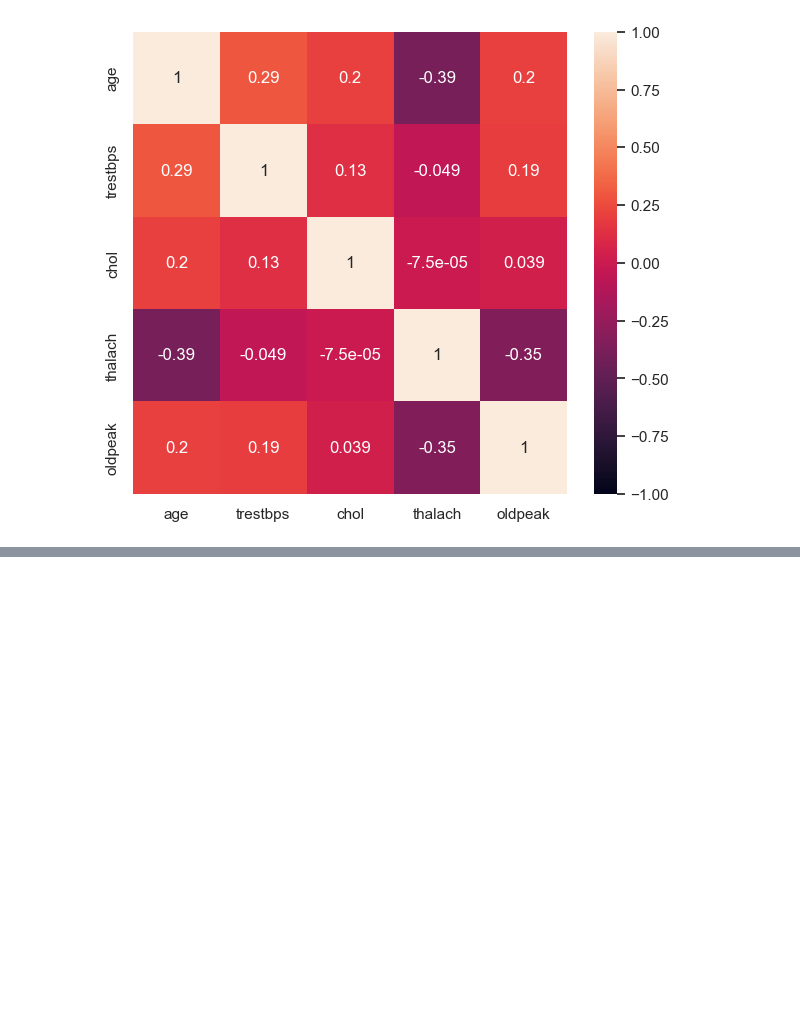
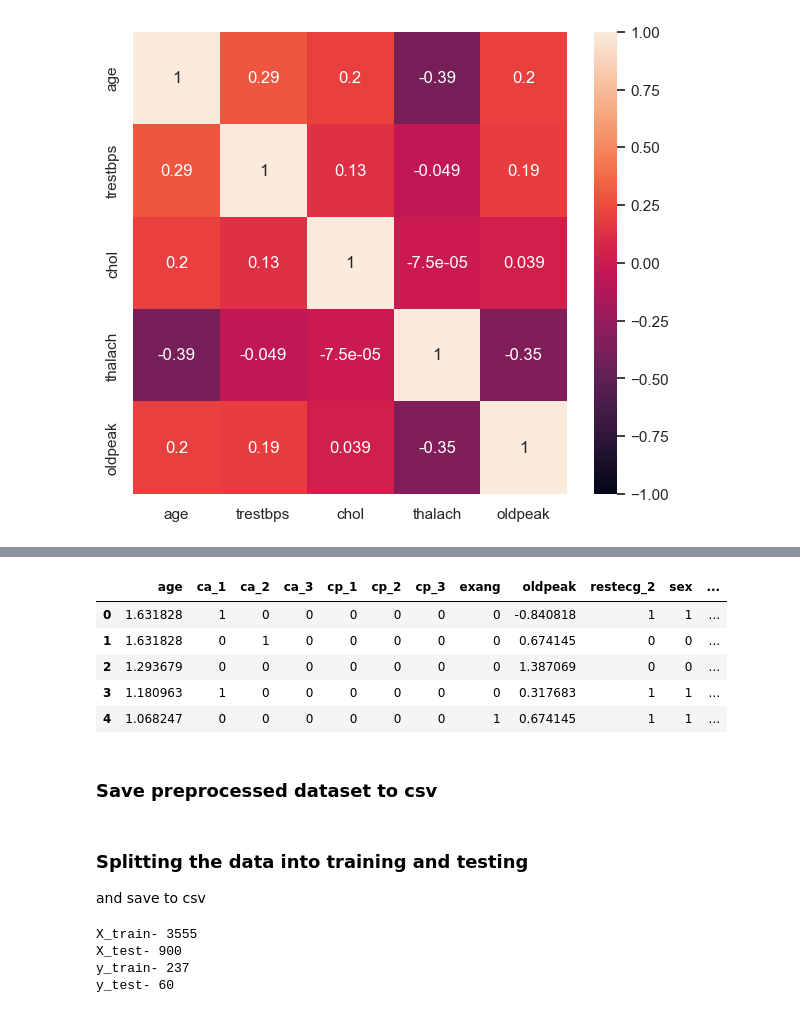
Before and after one commit to made-mlops-2022/Maxim_Kezhaev, a Jupyter notebook: notebooks/EDA.ipynb, the cells around one changed output, grey strips where cells are left out. Drawn from its saved outputs; the diff is of its cells as text; code cells hidden in the pictures; blank space fills up the shorter version.

```diff
--- a/notebooks/EDA.ipynb
+++ b/notebooks/EDA.ipynb
@@ -245,0 +294,3 @@ From the correlation heatmap, we observe following things:
+# %%
+imp_vars_SKB = list(X.columns[SKB.get_support()])
+imp_vars_SKB
@@ -245,0 +313,16 @@ From the correlation heatmap, we observe following things:
+# %%
+x = df[imp_vars_SKB]
+y = df.condition.values
+# %%
+preprocessed_data = x.copy()
+preprocessed_data['condition'] = y
+preprocessed_data.head()
+# %% [output]
+|  | age | ca_1 | ca_2 | ca_3 | cp_1 | cp_2 | cp_3 | exang | oldpeak | restecg_2 | sex | ... |
+| 0 | 1.631828 | 1 | 0 | 0 | 0 | 0 | 0 | 0 | -0.840818 | 1 | 1 | ... |
+| 1 | 1.631828 | 0 | 1 | 0 | 0 | 0 | 0 | 0 | 0.674145 | 0 | 0 | ... |
+| 2 | 1.293679 | 0 | 0 | 0 | 0 | 0 | 0 | 0 | 1.387069 | 0 | 0 | ... |
+| 3 | 1.180963 | 1 | 0 | 0 | 0 | 0 | 0 | 0 | 0.317683 | 1 | 1 | ... |
+| 4 | 1.068247 | 0 | 0 | 0 | 0 | 0 | 0 | 1 | 0.674145 | 1 | 1 | ... |
+# %% [markdown]
+<h3>Save preprocessed dataset to csv</h3>
@@ -245,0 +331,3 @@ From the correlation heatmap, we observe following things:
+# %% [markdown]
+<h3>Splitting the data into training and testing</h3>
+and save to csv
@@ -245,0 +336,10 @@ From the correlation heatmap, we observe following things:
+# %%
+print('X_train-', x_train.size)
+print('X_test-',x_test.size)
+print('y_train-', y_train.size)
+print('y_test-', y_test.size)
+# %% [output]
+X_train- 3555
+X_test- 900
+y_train- 237
+y_test- 60
```
Also changed, not shown: parts of 16 cells of this notebook, 7 other files.
